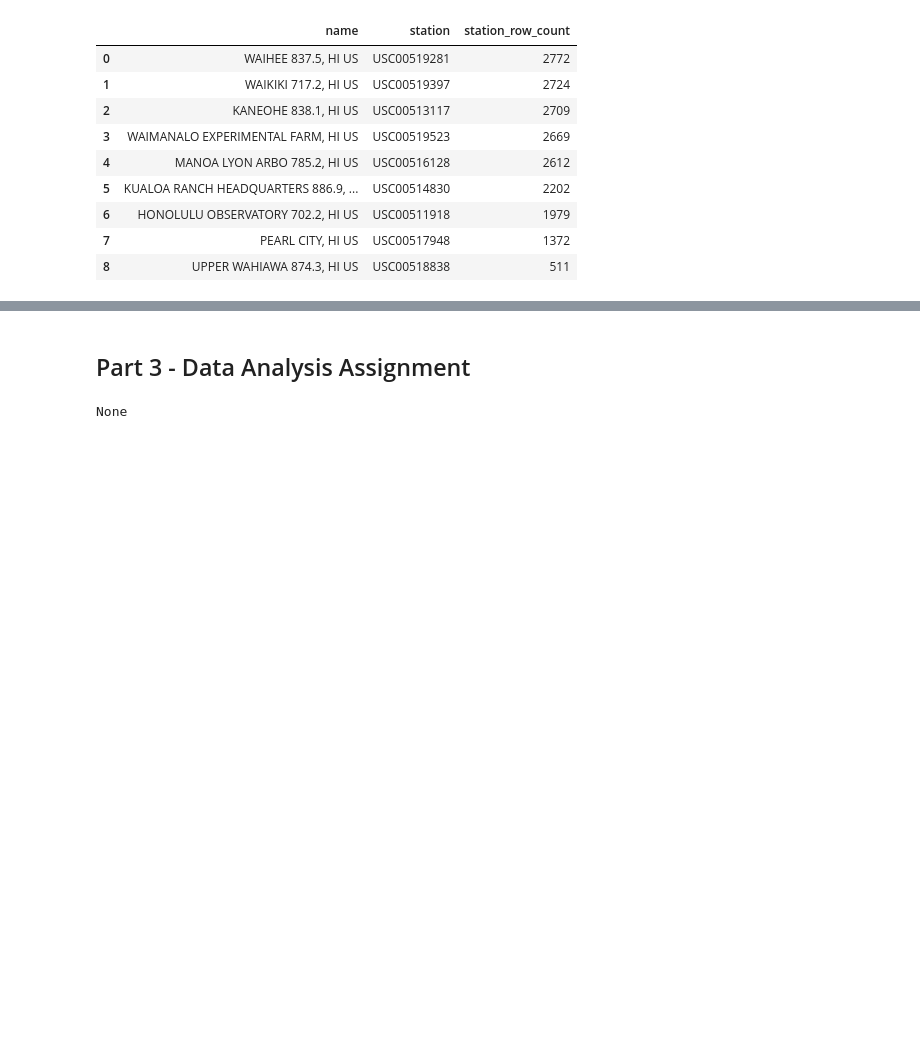
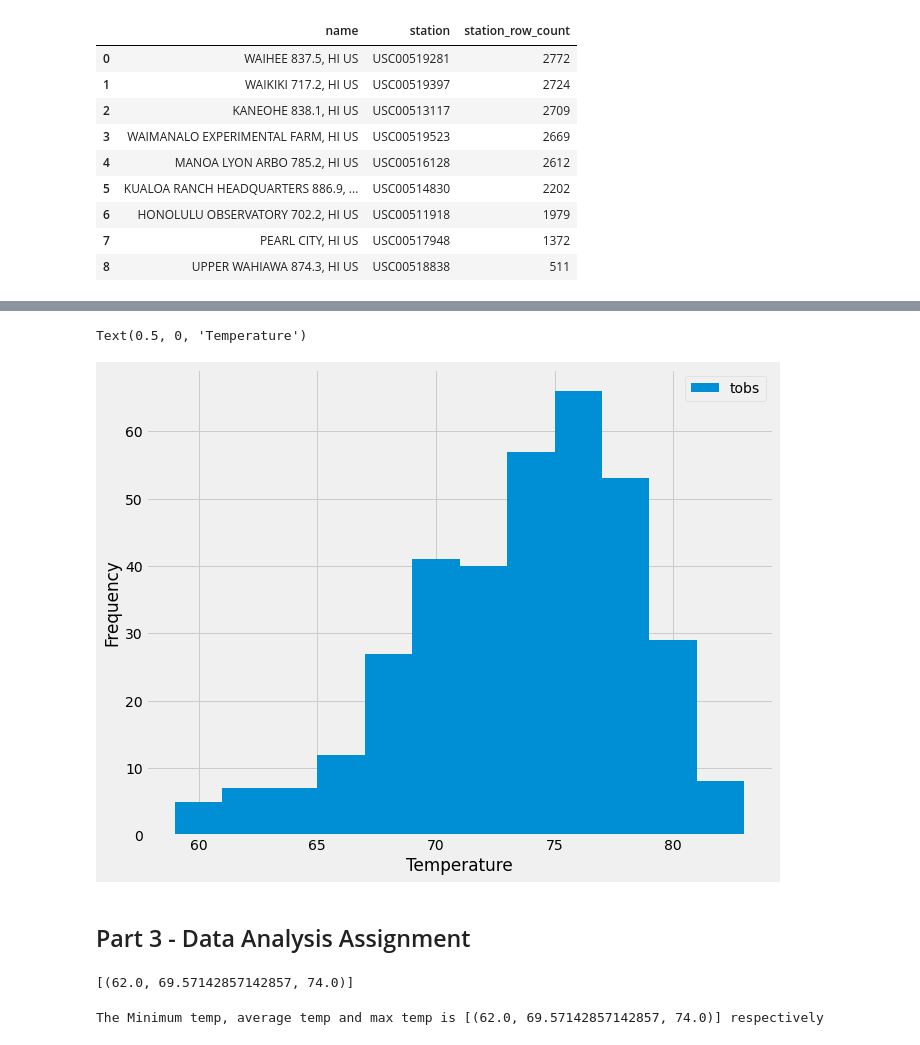
Before and after one commit to Nickoranteng/Climate-Analysis-and-Exploration, a Jupyter notebook: 02-Case-Assignment/climate_starter.ipynb, the cells around one changed output, grey strips where cells are left out. Saved outputs shown, nothing was run; the diff lists cells and outputs as text; code cells hidden in the pictures; blank space fills up the shorter version.

Commit message:
plotting histogram

```diff
--- a/02-Case-Assignment/climate_starter.ipynb
+++ b/02-Case-Assignment/climate_starter.ipynb
@@ -157,3 +189,14 @@ High_low_avg
 # %%
 # Choose the station with the highest number of temperature observations.
 # Query the last 12 months of temperature observation data for this station and plot the results as a histogram
+
+query ='''
+    SELECT station,date,tobs  FROM measurement
+        where [date] BETWEEN DATE((select max([date])from measurement),'-12 month')
+        and (select max([date])from measurement)
+        and station = 'USC00519281'
+
+'''
+
+temp_high_station = pd.read_sql(query,conn)
+temp_high_station.head()
@@ -160,3 +210,13 @@ High_low_avg
+# %%
+
+fig = plt.figure(figsize = (10,8))
+plt.hist(temp_high_station['tobs'],bins = 12)
+plt.legend(["tobs"], loc='best')
+plt.ylabel('Frequency')
+plt.xlabel('Temperature')
+# %% [output]
+Text(0.5, 0, 'Temperature')
+[figure, added]
 # %% [markdown]
 ## Part 3 - Data Analysis Assignment
 # %%
@@ -174,16 +234,28 @@ def calc_temps(start_date, end_date):
     """
 
     # your code here
+    return engsession.query(func.min(Measurement_rain.tobs), func.avg(Measurement_rain.tobs), func.max(Measurement_rain.tobs)).\
+        filter(Measurement_rain.date >= start_date).filter(Measurement_rain.date <= end_date).all()
+
 
     return # your code here
 
 # function usage example
 print(calc_temps('2012-02-28', '2012-03-05'))
 # %% [output]
-None
+[(62.0, 69.57142857142857, 74.0)]
 # %%
 # Use your previous function `calc_temps` to calculate the tmin, tavg, and tmax
 # for your trip using the previous year's data for those same dates.
+
+Trip = '2012-02-28 to --- 2012-03-05'
+Start_Trip = '2012-02-28'
+End_Trip = '2012-03-05'
+
+summary_temp = calc_temps(Start_Trip, End_Trip)
+print(f"The Minimum temp, average temp and max temp is {summary_temp} respectively")
+# %% [output]
+The Minimum temp, average temp and max temp is [(62.0, 69.57142857142857, 74.0)] respectively
 # %%
 # Plot the results from your previous query as a bar chart.
 # Use "Trip Avg Temp" as your Title
```
Also changed, not shown: parts of 8 cells of this notebook.
